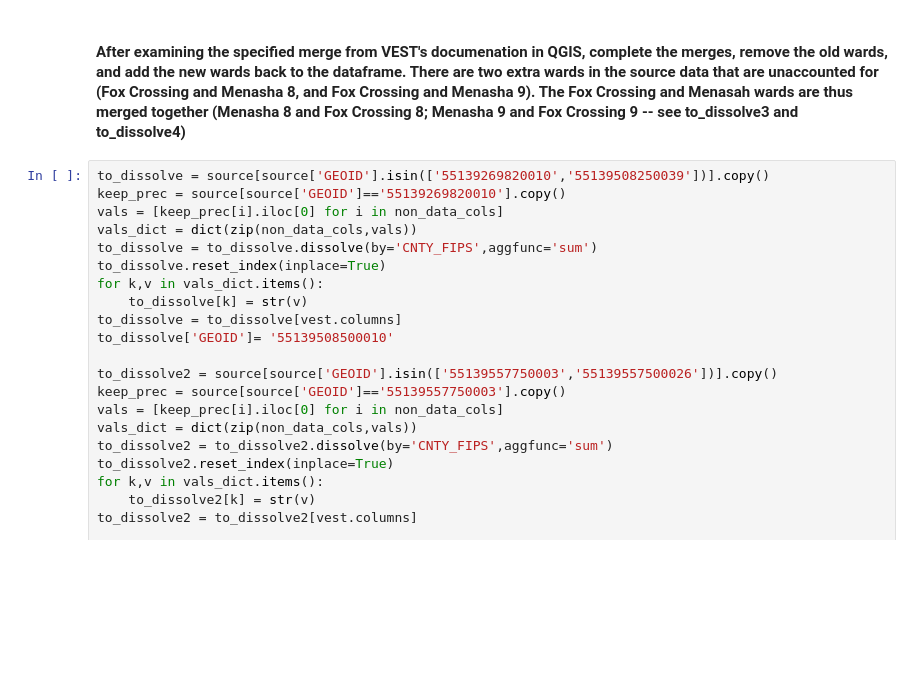
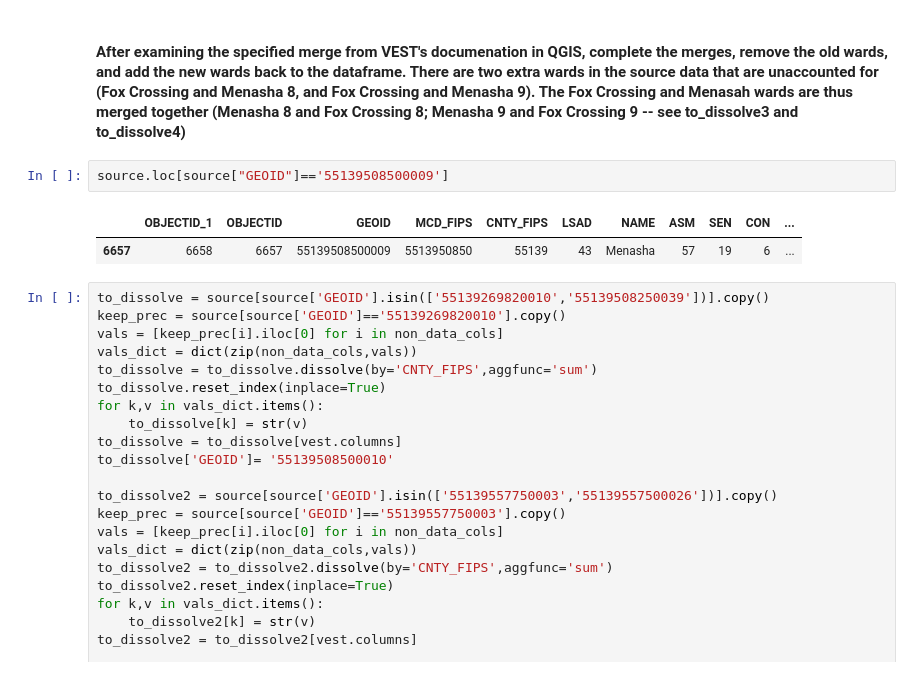
Before and after one commit to nonpartisan-redistricting-datahub/pdv-wi, a Jupyter notebook: vest-wi-2016/vest-wi-16-validation.ipynb, the cells around one changed output. Saved outputs shown, nothing was run; the diff lists cells and outputs as text; blank space fills up the shorter version.

```diff
--- a/vest-wi-2016/vest-wi-16-validation.ipynb
+++ b/vest-wi-2016/vest-wi-16-validation.ipynb
@@ -914,6 +959,11 @@ Wards in source data:  192
 Wards in VEST data:  185
 # %% [markdown]
 #### After examining the specified merge from VEST's documenation in QGIS, complete the merges, remove the old wards, and add the new wards back to the dataframe. There are two extra wards in the source data that are unaccounted for (Fox Crossing and Menasha 8, and Fox Crossing and Menasha 9). The Fox Crossing and Menasah wards are thus merged together (Menasha 8 and Fox Crossing 8; Menasha 9 and Fox Crossing 9 -- see to_dissolve3 and to_dissolve4)
+# %%
+source.loc[source["GEOID"]=='55139508500009']
+# %% [output]
+|  | OBJECTID_1 | OBJECTID | GEOID | MCD_FIPS | CNTY_FIPS | LSAD | NAME | ASM | SEN | CON | ... |
+| 6657 | 6658 | 6657 | 55139508500009 | 5513950850 | 55139 | 43 | Menasha | 57 | 19 | 6 | ... |
 # %%
 to_dissolve = source[source['GEOID'].isin(['55139269820010','55139508250039'])].copy()
 keep_prec = source[source['GEOID']=='55139269820010'].copy()
```
Also changed, not shown: parts of 26 cells of this notebook.
